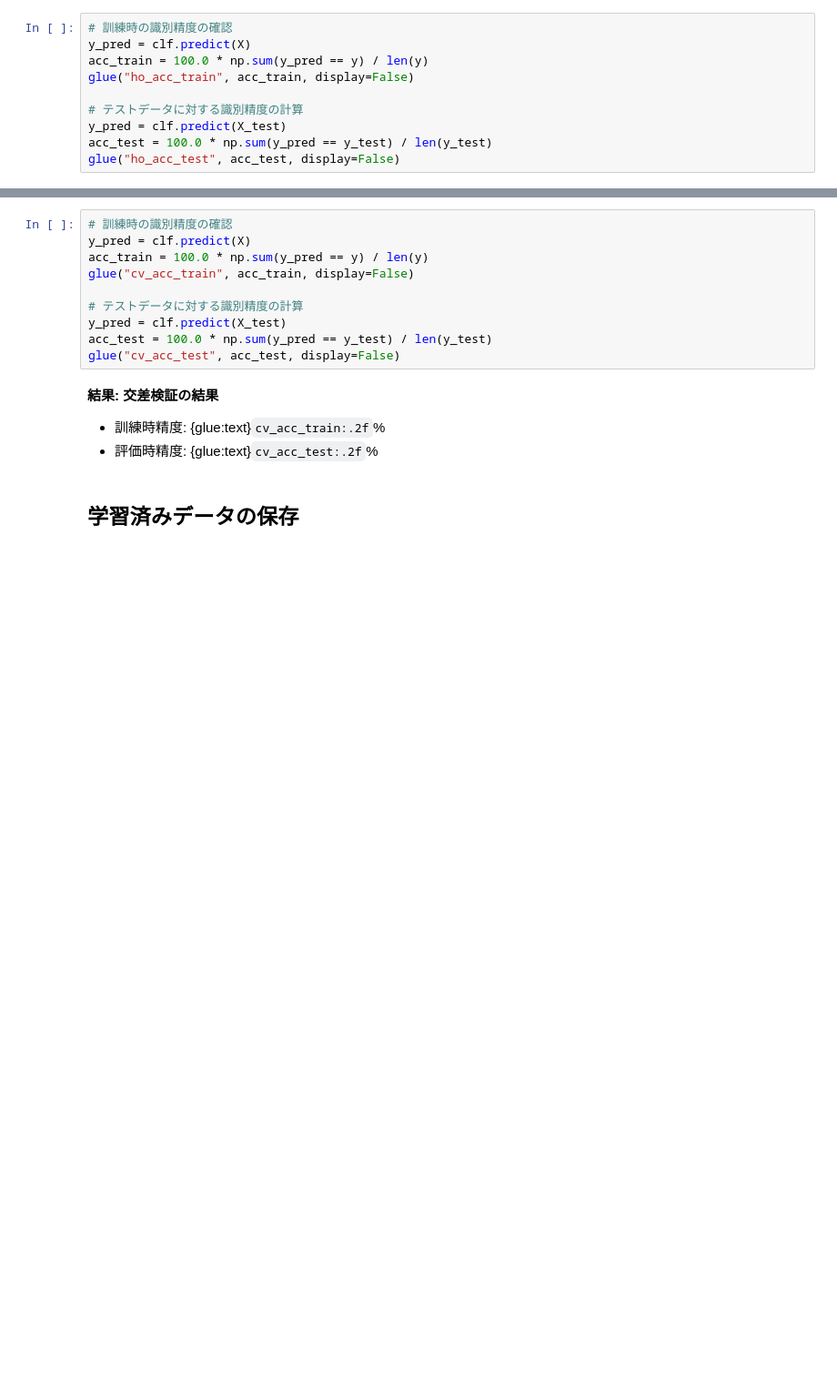
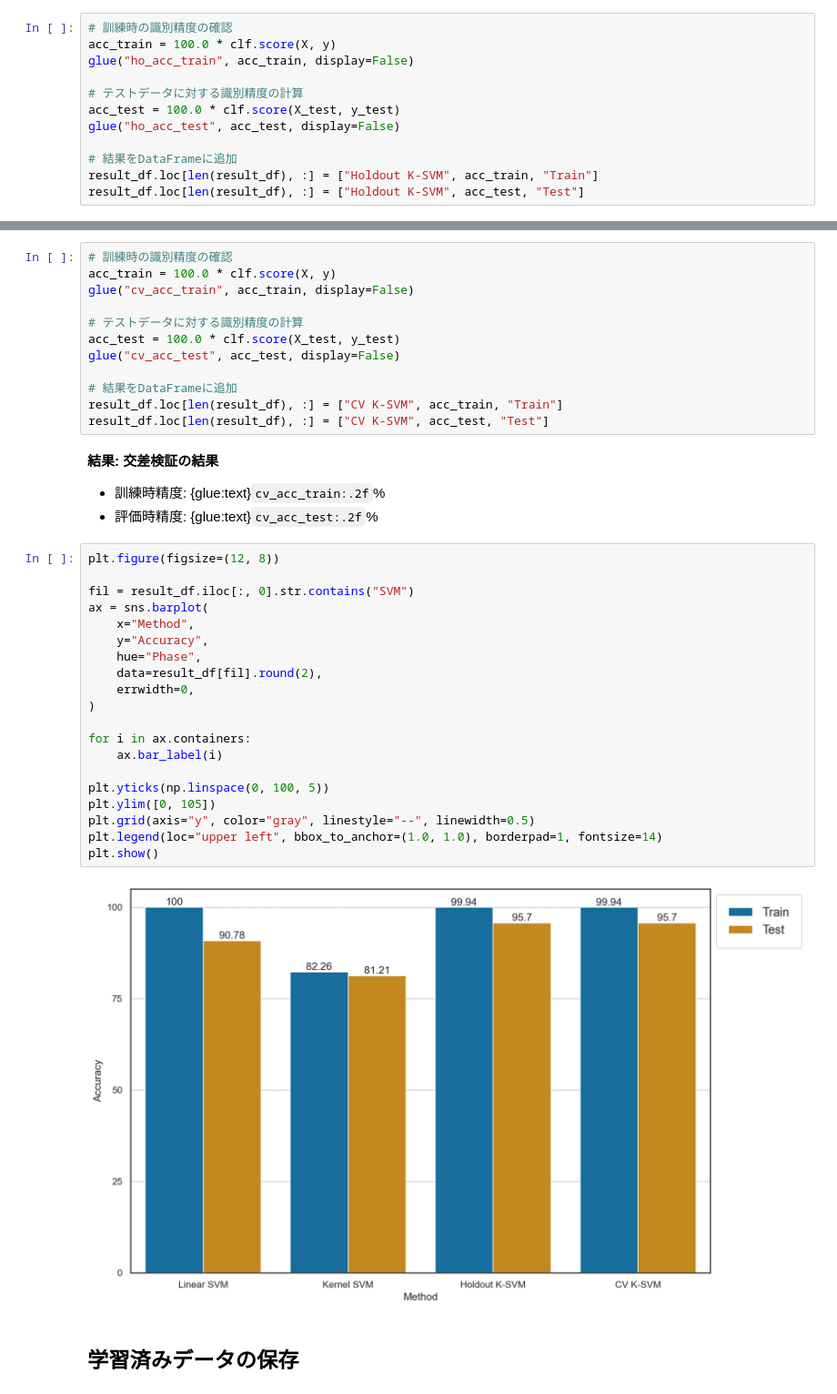
Before and after one commit to tatsy-classes/1284-sds-advml, a Jupyter notebook: contents/sec1/scikit-learn.ipynb, the cells around one changed output, grey strips where cells are left out. Shown at 91% size. Cells and saved outputs as stored; diff of their text form; blank space fills up the shorter version.

```diff
--- a/contents/sec1/scikit-learn.ipynb
+++ b/contents/sec1/scikit-learn.ipynb
@@ -986,14 +972,16 @@ clf.fit(X, y)
 SVC(gamma=0.1, max_iter=100, tol=0.0001)
 # %%
 # 訓練時の識別精度の確認
-y_pred = clf.predict(X)
-acc_train = 100.0 * np.sum(y_pred == y) / len(y)
+acc_train = 100.0 * clf.score(X, y)
 glue("ho_acc_train", acc_train, display=False)
 
 # テストデータに対する識別精度の計算
-y_pred = clf.predict(X_test)
-acc_test = 100.0 * np.sum(y_pred == y_test) / len(y_test)
+acc_test = 100.0 * clf.score(X_test, y_test)
 glue("ho_acc_test", acc_test, display=False)
+
+# 結果をDataFrameに追加
+result_df.loc[len(result_df), :] = ["Holdout K-SVM", acc_train, "Train"]
+result_df.loc[len(result_df), :] = ["Holdout K-SVM", acc_test, "Test"]
 # %% [markdown]
 **結果: ホールドアウト検証の結果**
 
@@ -1043,19 +1031,43 @@ display.display(df)
 | 8 | 100.0 | 10.0 | 0.7140 | 0.7096 | 0.7084 | 0.7120 | ... |
 # %%
 # 訓練時の識別精度の確認
-y_pred = clf.predict(X)
-acc_train = 100.0 * np.sum(y_pred == y) / len(y)
+acc_train = 100.0 * clf.score(X, y)
 glue("cv_acc_train", acc_train, display=False)
 
 # テストデータに対する識別精度の計算
-y_pred = clf.predict(X_test)
-acc_test = 100.0 * np.sum(y_pred == y_test) / len(y_test)
+acc_test = 100.0 * clf.score(X_test, y_test)
 glue("cv_acc_test", acc_test, display=False)
+
+# 結果をDataFrameに追加
+result_df.loc[len(result_df), :] = ["CV K-SVM", acc_train, "Train"]
+result_df.loc[len(result_df), :] = ["CV K-SVM", acc_test, "Test"]
 # %% [markdown]
 **結果: 交差検証の結果**
 
 - 訓練時精度: {glue:text}`cv_acc_train:.2f`%
 - 評価時精度: {glue:text}`cv_acc_test:.2f`%
+# %%
+plt.figure(figsize=(12, 8))
+
+fil = result_df.iloc[:, 0].str.contains("SVM")
+ax = sns.barplot(
+    x="Method",
+    y="Accuracy",
+    hue="Phase",
+    data=result_df[fil].round(2),
+    errwidth=0,
+)
+
+for i in ax.containers:
+    ax.bar_label(i)
+
+plt.yticks(np.linspace(0, 100, 5))
+plt.ylim([0, 105])
+plt.grid(axis="y", color="gray", linestyle="--", linewidth=0.5)
+plt.legend(loc="upper left", bbox_to_anchor=(1.0, 1.0), borderpad=1, fontsize=14)
+plt.show()
+# %% [output]
+[figure, added]
 # %% [markdown]
 ## 学習済みデータの保存
 # %% [markdown]
```
Also changed, not shown: parts of 15 cells of this notebook, 1 other file.
